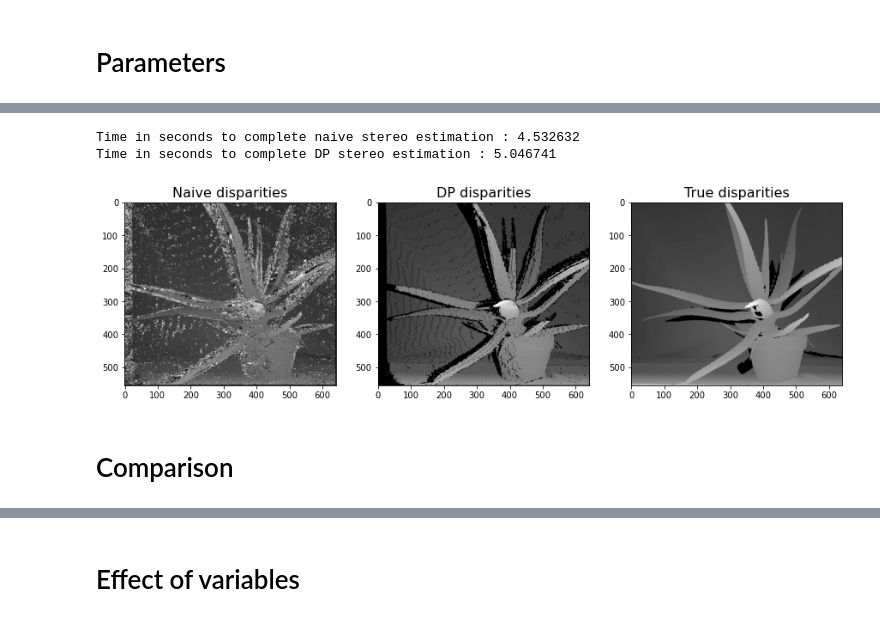
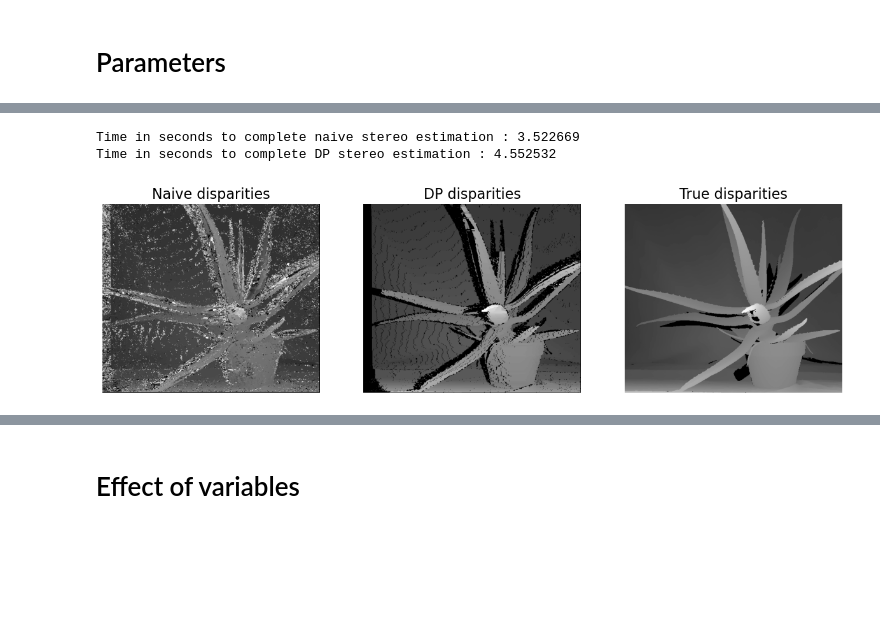
Before and after one commit to kelemenr/stereo-matching, a Jupyter notebook: examples.ipynb, the cells around one changed output, grey strips where cells are left out. Saved outputs shown, nothing was run; the diff lists cells and outputs as text; code cells hidden in the pictures; blank space fills up the shorter version.

```diff
--- a/examples.ipynb
+++ b/examples.ipynb
@@ -47,5 +75,5 @@ for i in range(1, 3):
 # %%
-def call_with_monitor(function, display_name, verbose=True, **kwargs):
+def call_with_monitor(function, display_name, verbose, **kwargs):
     start_time = timer()
     output = function(**kwargs)
     end_time = timer()
@@ -69,26 +97,24 @@ output_naive = call_with_monitor(
     stereo_estimation.naive_stereo_estimation,
     "naive stereo estimation",
     **params,
-    cost_type=cost_type
+    cost_type=cost_type,
+    verbose=True
 )
 output_dp = call_with_monitor(
     stereo_estimation.dynamic_programming_stereo_estimation,
     "DP stereo estimation",
     **params,
     weight=weight,
-    cost_type=cost_type
+    cost_type=cost_type,
+    verbose=True
 )
 # %% [output]
-Time in seconds to complete naive stereo estimation : 4.532632
-Time in seconds to complete DP stereo estimation : 5.046741
+Time in seconds to complete naive stereo estimation : 3.522669
+Time in seconds to complete DP stereo estimation : 4.552532
-# %%
-plt.figure(figsize=(15, 6))
-titles = ["Naive disparities", "DP disparities", "True disparities"]
-images = [output_naive[0], output_dp[0], true]
-for i in range(1, 4):
-    plt.subplot(130 + i)
-    plt.title(titles[i - 1], fontsize=16)
-    plt.imshow(images[i - 1], cmap="gray")
-# %% [output]
-[figure, removed]
+# %%
+titles = ["Naive disparities", "DP disparities", "True disparities"]
+images = [output_naive[0], output_dp[0], true]
+plot_comparison(images, titles)
+# %% [output]
+[figure, added]
 # %%
@@ -98,3 +123 @@ stereo_estimation.write_to_point_cloud(
 )
-# %% [markdown]
-# Comparison
```
Also changed, not shown: parts of 27 cells of this notebook.
